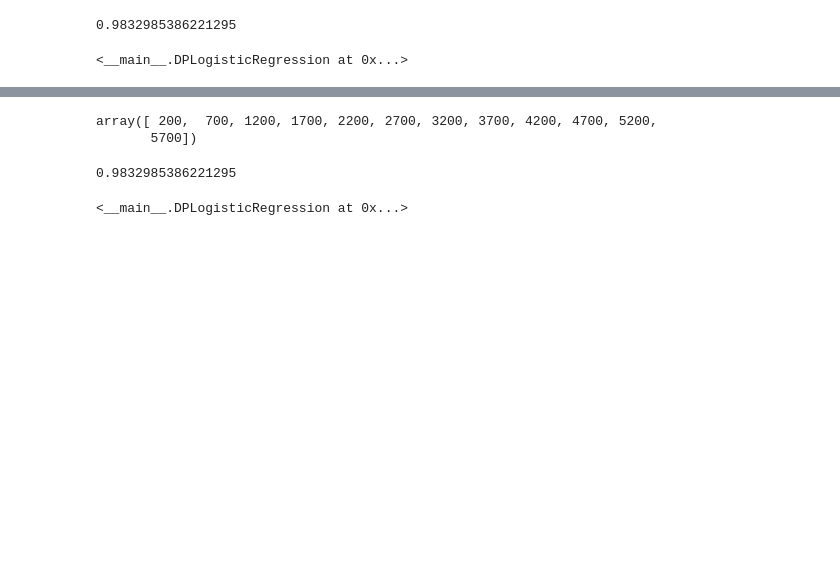
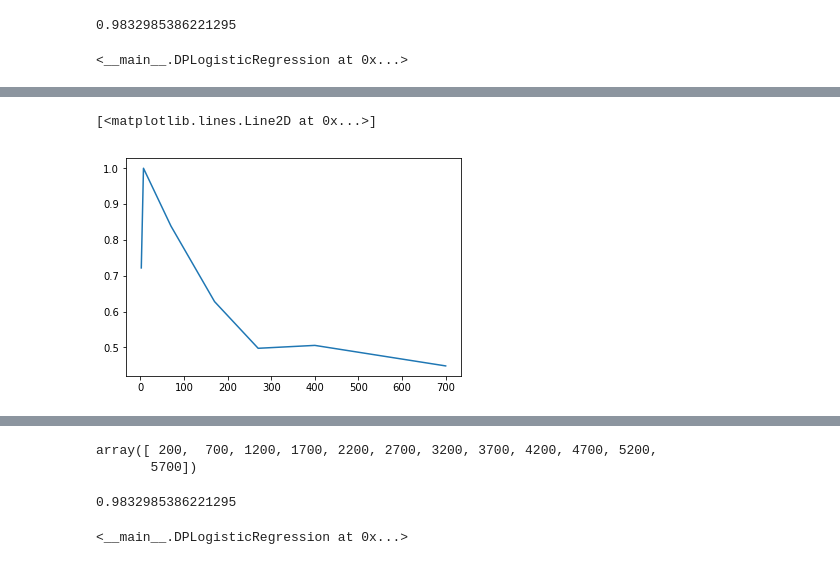
Before and after one commit to jimola/S18_Research, a Jupyter notebook: Python/LogRegression/LogRegChoice.ipynb, the cells around one changed output, grey strips where cells are left out. Drawn from its saved outputs; the diff is of its cells as text; code cells hidden in the pictures; blank space fills up the shorter version.

```diff
--- a/Python/LogRegression/LogRegChoice.ipynb
+++ b/Python/LogRegression/LogRegChoice.ipynb
@@ -97,0 +110,8 @@ gen_test(2, 2, 1000, seed=9085)
+# %%
+xrange3 = [2,7,70,170,270,400,700]
+ys3 = [gen_test(2, x, 1000) for x in xrange3]
+# %%
+plt.plot(xrange3, ys3)
+# %% [output]
+[<matplotlib.lines.Line2D at 0x...>]
+[figure, added]
```
Also changed, not shown: parts of 30 cells of this notebook, 2 other files.
